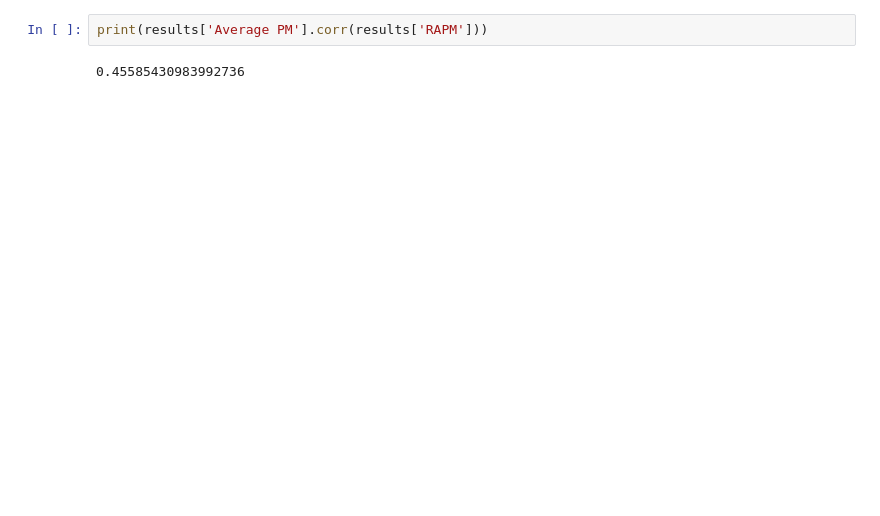
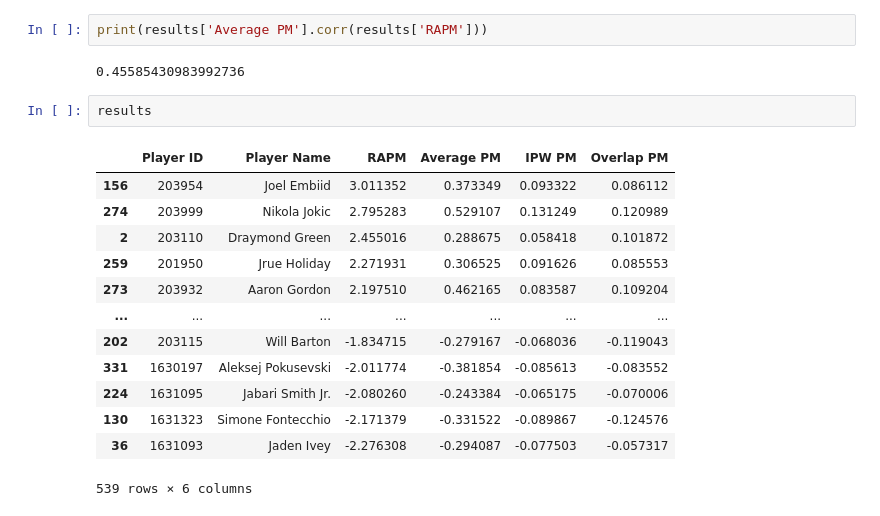
Before and after one commit to DanLeEpicMan/RAPM, a Jupyter notebook: code/analyze/propensity_scores.ipynb, the cells around one changed output. Drawn from its saved outputs; the diff is of its cells as text; blank space fills up the shorter version.

```diff
--- a/code/analyze/propensity_scores.ipynb
+++ b/code/analyze/propensity_scores.ipynb
@@ -413,3 +584,19 @@ sns.scatterplot(results, x='Average PM', y='IPW PM')
 print(results['Average PM'].corr(results['RAPM']))
 # %% [output]
 0.45585430983992736
+# %%
+results
+# %% [output]
+|  | Player ID | Player Name | RAPM | Average PM | IPW PM | Overlap PM |
+| 156 | 203954 | Joel Embiid | 3.011352 | 0.373349 | 0.093322 | 0.086112 |
+| 274 | 203999 | Nikola Jokic | 2.795283 | 0.529107 | 0.131249 | 0.120989 |
+| 2 | 203110 | Draymond Green | 2.455016 | 0.288675 | 0.058418 | 0.101872 |
+| 259 | 201950 | Jrue Holiday | 2.271931 | 0.306525 | 0.091626 | 0.085553 |
+| 273 | 203932 | Aaron Gordon | 2.197510 | 0.462165 | 0.083587 | 0.109204 |
+| ... | ... | ... | ... | ... | ... | ... |
+| 202 | 203115 | Will Barton | -1.834715 | -0.279167 | -0.068036 | -0.119043 |
+| 331 | 1630197 | Aleksej Pokusevski | -2.011774 | -0.381854 | -0.085613 | -0.083552 |
+| 224 | 1631095 | Jabari Smith Jr. | -2.080260 | -0.243384 | -0.065175 | -0.070006 |
+| 130 | 1631323 | Simone Fontecchio | -2.171379 | -0.331522 | -0.089867 | -0.124576 |
+| 36 | 1631093 | Jaden Ivey | -2.276308 | -0.294087 | -0.077503 | -0.057317 |
+539 rows × 6 columns
```
Also changed, not shown: parts of 19 cells of this notebook, 2 other files.
